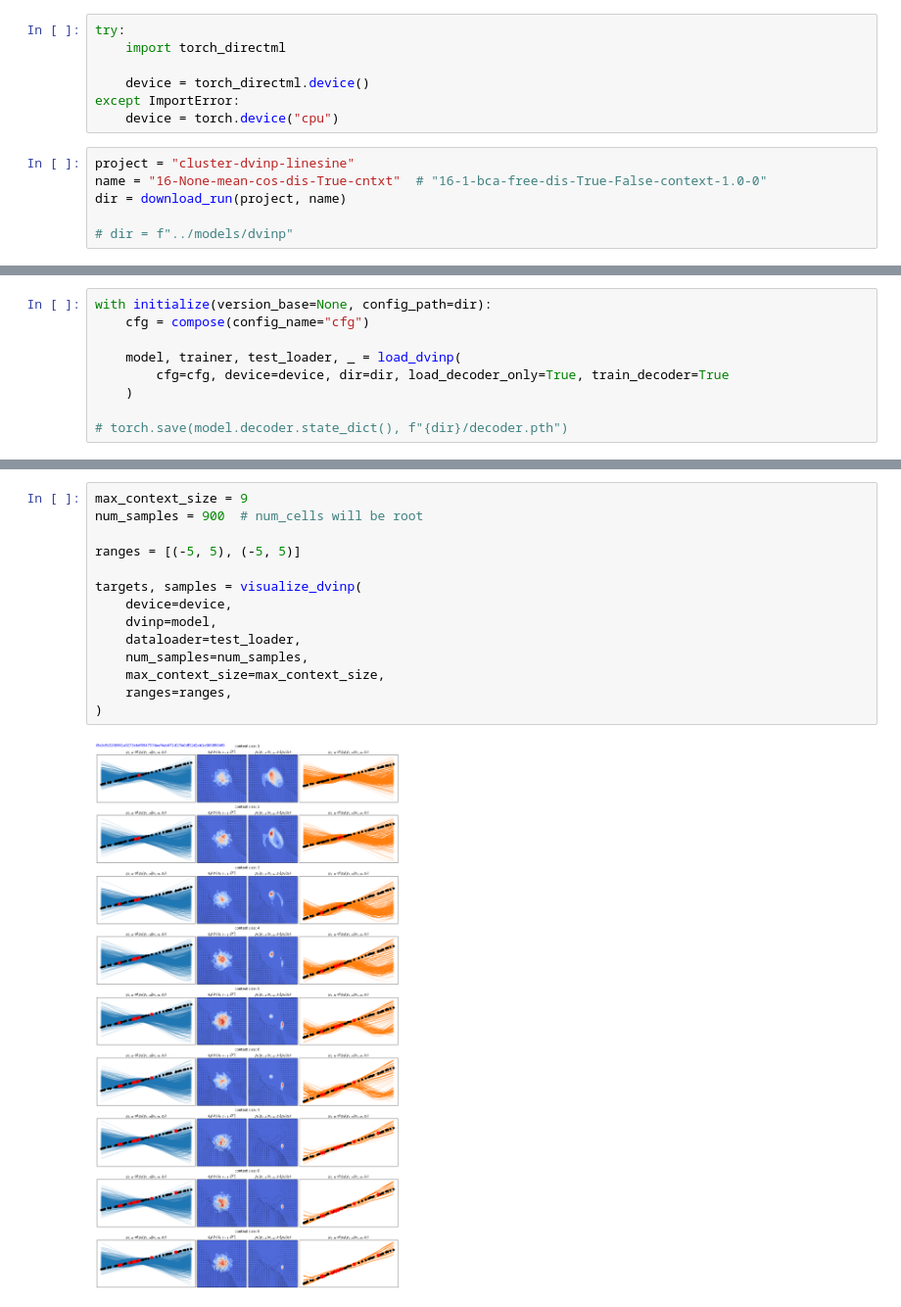
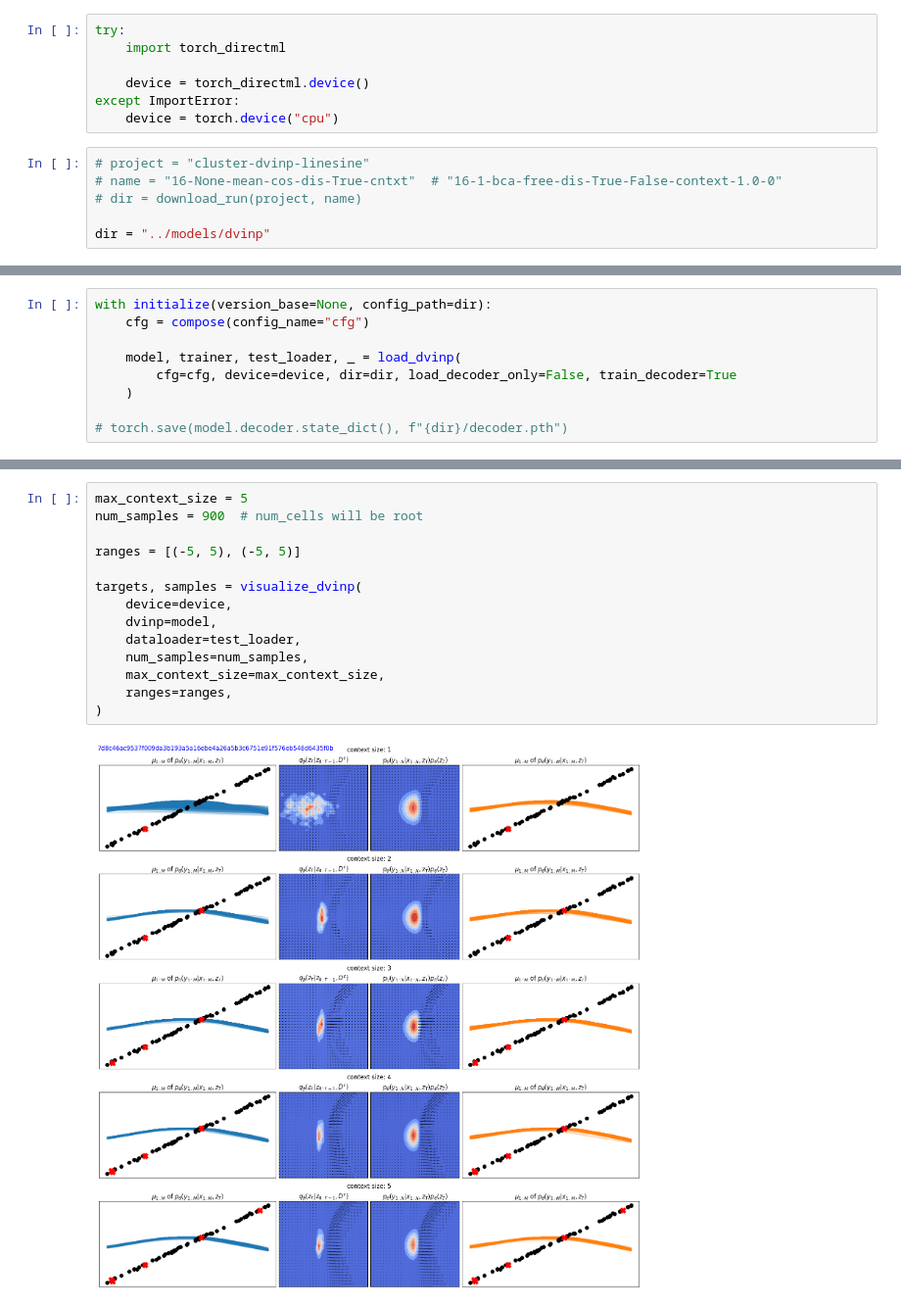
Before and after one commit to ChickNCurry/dvi-for-bml, a Jupyter notebook: notebooks/exp_dvinp.ipynb, the cells around one changed output, grey strips where cells are left out. Shown at 98% size. Saved outputs shown, nothing was run; the diff lists cells and outputs as text.

```diff
--- a/notebooks/exp_dvinp.ipynb
+++ b/notebooks/exp_dvinp.ipynb
@@ -19,8 +19,8 @@ try:
 except ImportError:
     device = torch.device("cpu")
 # %%
-project = "cluster-dvinp-linesine"
-name = "16-None-mean-cos-dis-True-cntxt"  # "16-1-bca-free-dis-True-False-context-1.0-0"
-dir = download_run(project, name)
+# project = "cluster-dvinp-linesine"
+# name = "16-None-mean-cos-dis-True-cntxt"  # "16-1-bca-free-dis-True-False-context-1.0-0"
+# dir = download_run(project, name)
 
-# dir = f"../models/dvinp"
+dir = "../models/dvinp"
@@ -35,7 +29,7 @@ with initialize(version_base=None, config_path=dir):
     cfg = compose(config_name="cfg")
 
     model, trainer, test_loader, _ = load_dvinp(
-        cfg=cfg, device=device, dir=dir, load_decoder_only=True, train_decoder=True
+        cfg=cfg, device=device, dir=dir, load_decoder_only=False, train_decoder=True
     )
 
 # torch.save(model.decoder.state_dict(), f"{dir}/decoder.pth")
@@ -69,16 +77,16 @@ if train:
 # %%
-max_context_size = 9
+max_context_size = 5
 num_samples = 900  # num_cells will be root
 
 ranges = [(-5, 5), (-5, 5)]
 
 targets, samples = visualize_dvinp(
     device=device,
     dvinp=model,
     dataloader=test_loader,
     num_samples=num_samples,
     max_context_size=max_context_size,
     ranges=ranges,
 )
 # %% [output]
-[figure, old version]
+[figure, new version]
```
Also changed, not shown: parts of 5 cells of this notebook, 47 other files.
